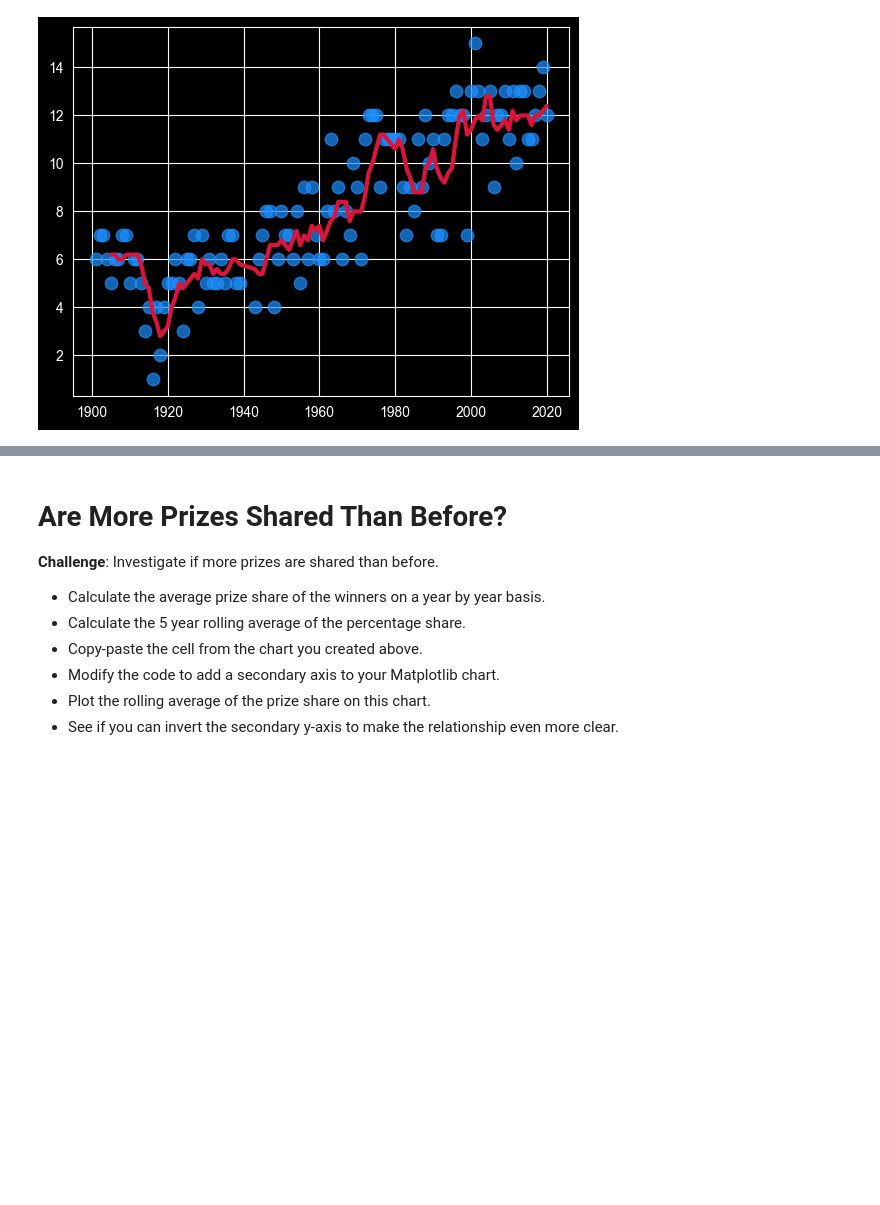
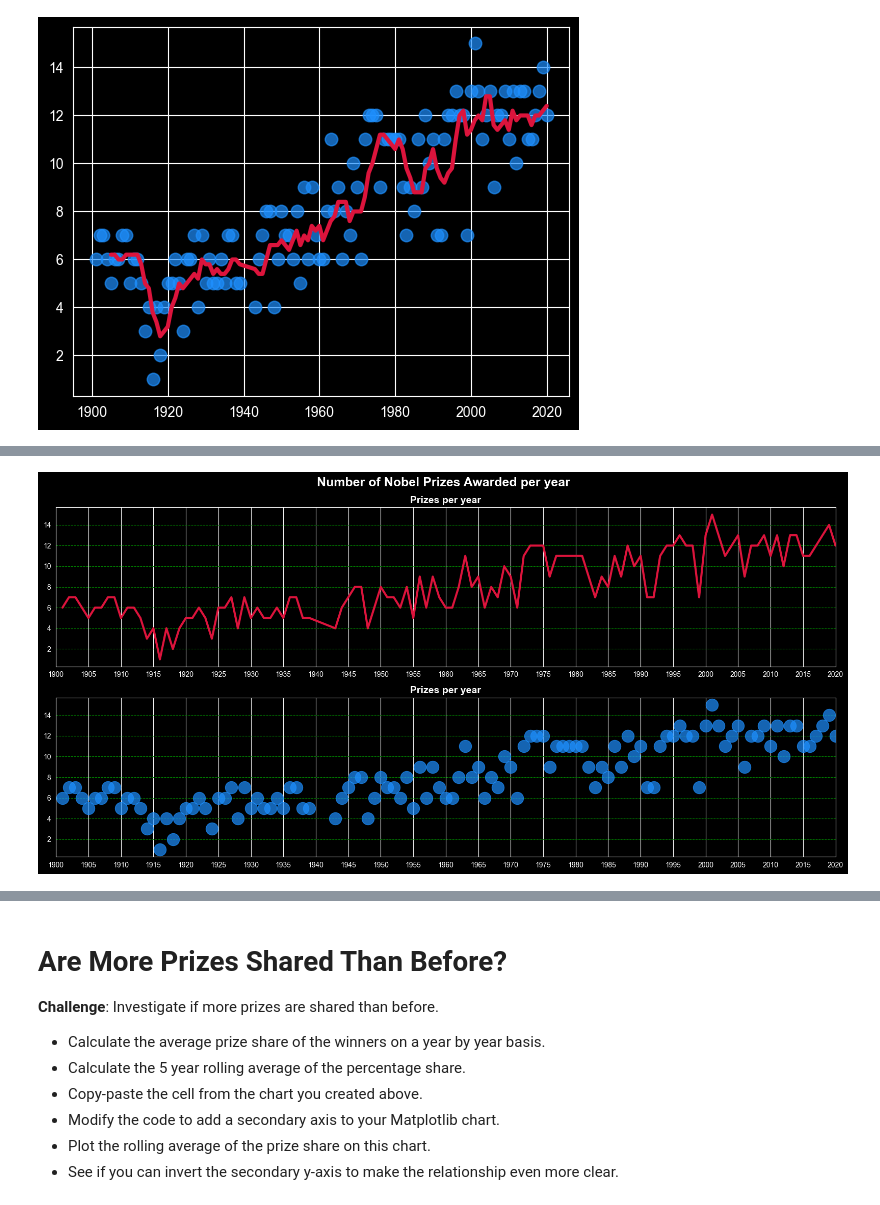
Before and after one commit to marcinszlaz/__100_Days_of_Code_Python_Bootcamp__, a Jupyter notebook: Day_79/Nobel_Prize_Analysis_(start).ipynb, the cells around one changed output, grey strips where cells are left out. Cells and saved outputs as stored; diff of their text form; code cells hidden in the pictures; blank space fills up the shorter version.

```diff
--- a/Day_79/Nobel_Prize_Analysis_(start).ipynb
+++ b/Day_79/Nobel_Prize_Analysis_(start).ipynb
@@ -630,0 +650,30 @@ plt.show()
+# %%
+fig, axes = plt.subplots(nrows=2, ncols=1, figsize=(16, 8), dpi=100)
+fig.suptitle(t='Number of Nobel Prizes Awarded per year', fontsize=18, fontweight='bold')
+
+# plt.grid(visible=False)
+plt.xticks(ticks=np.arange(1900,2021, 5))
+ticks=pd.date_range(start='1900', end='2020', freq='5YS')
+
+axes[0].set_title('Prizes per year', fontweight='bold', fontsize=14)
+axes[0].set_xlim(pd.to_datetime('1900'), pd.to_datetime('2020'))
+axes[0].set_xticks(ticks=ticks, labels=np.arange(1900, 2021, 5))
+
+axes[0].plot(prize_per_year.index, prize_per_year.values,
+             c='crimson',
+             linewidth=3,)
+axes[0].grid(visible=True, axis='y', color='g', linestyle='--')
+
+axes[1].set_title('Prizes per year', fontweight='bold', fontsize=14)
+axes[1].scatter(x=prize_per_year.index, y=prize_per_year.values,
+                c='dodgerblue',
+                alpha=0.7,
+                s=300,)
+axes[1].set_xlim(pd.to_datetime('1900'), pd.to_datetime('2020'))
+axes[1].set_xticks(ticks=ticks, labels=np.arange(1900, 2021, 5))
+axes[1].grid(visible=True, axis='y', color='g', linestyle='--')
+
+fig.tight_layout()
+plt.show()
+# %% [output]
+[figure, added]
```
Also changed, not shown: parts of 13 cells of this notebook, 6 other files.
